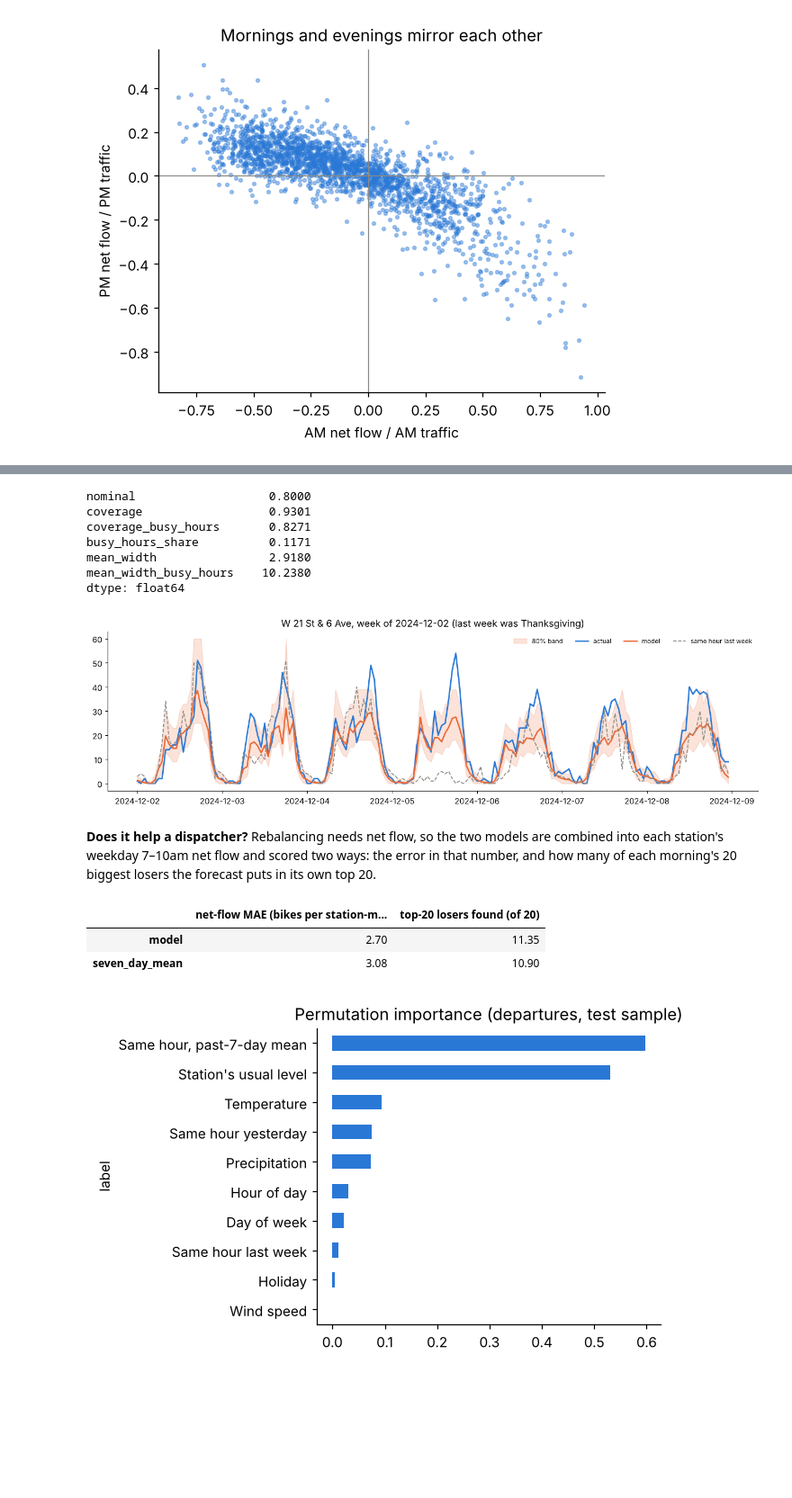
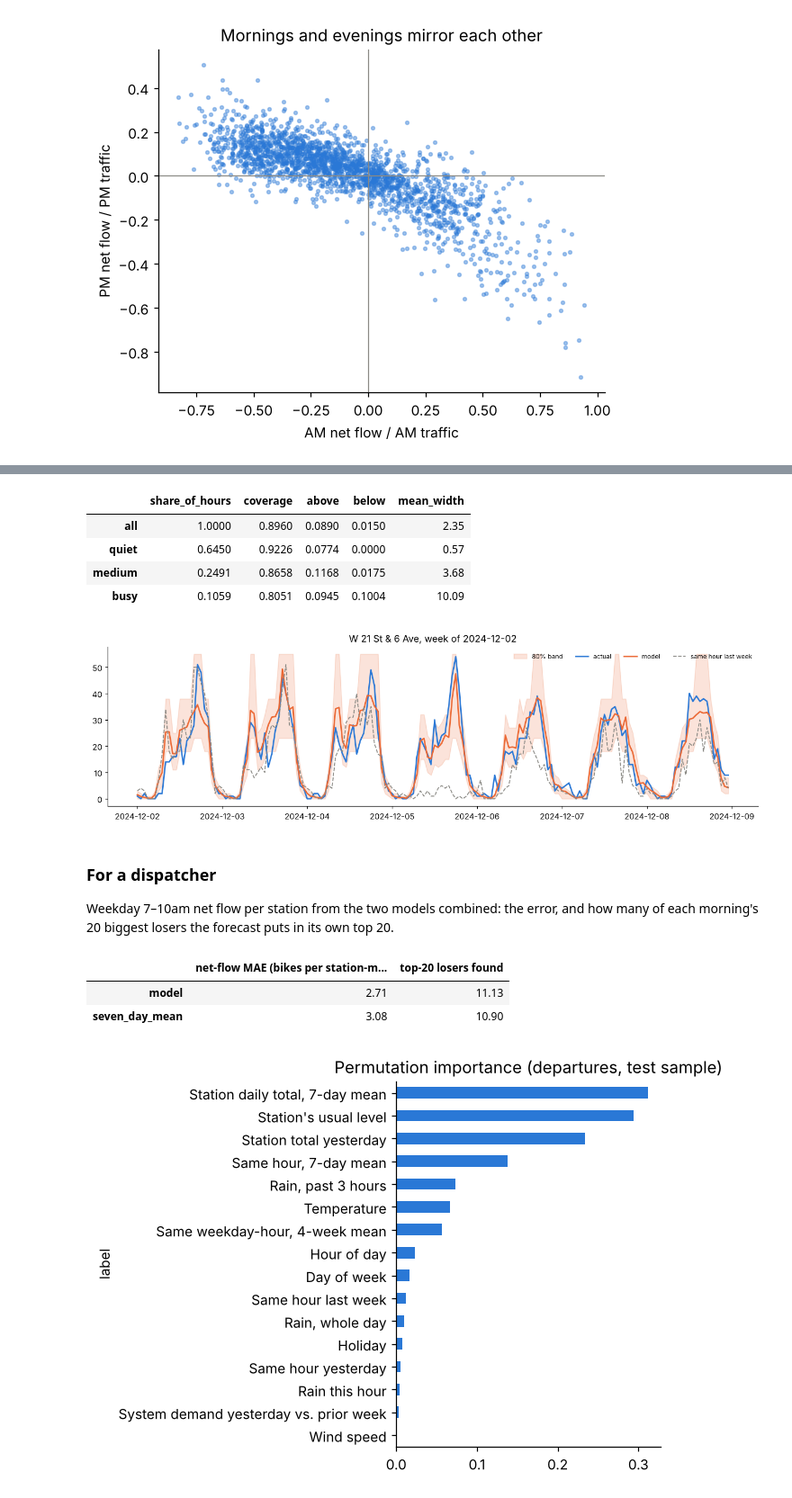
Before and after one commit to AncientAbacus/NYC-CitiBike-Analysis, a Jupyter notebook: CitiBike_2024.ipynb, the cells around one changed output, grey strips where cells are left out. Shown at 90% size. Drawn from its saved outputs; the diff is of its cells as text; code cells hidden in the pictures; blank space fills up the shorter version.

```diff
--- a/CitiBike_2024.ipynb
+++ b/CitiBike_2024.ipynb
@@ -249,39 +271,38 @@ band for test hours predicted in that bin. Coverage on the test months:
 # %%
-print(pd.Series(f["intervals"]))
+display(pd.DataFrame({k: v for k, v in f["intervals"].items() if k != "nominal"}).T)
 ex = pd.DataFrame(f["example"]["series"]); ex["t"] = pd.to_datetime(ex["t"])
 fig, ax = plt.subplots(figsize=(12, 3.6))
-ax.fill_between(ex["t"], ex["p10"], ex["p90"], color=ORANGE, alpha=0.18, label="80% band")
+ax.fill_between(ex["t"], ex["lo"], ex["hi"], color=ORANGE, alpha=0.18, label="80% band")
 ax.plot(ex["t"], ex["actual"], color=BLUE, lw=1.8, label="actual")
 ax.plot(ex["t"], ex["pred"], color=ORANGE, lw=1.8, label="model")
 ax.plot(ex["t"], ex["naive"], color=GRAY, lw=1.2, ls="--", label="same hour last week")
-ax.set_title(f"{f['example']['station']}, week of {f['example']['week_start']} (last week was Thanksgiving)")
+ax.set_title(f"{f['example']['station']}, week of {f['example']['week_start']}")
 ax.legend(frameon=False, fontsize=8, ncol=4); plt.tight_layout(); plt.show()
 # %% [output]
-nominal                   0.8000
-coverage                  0.9301
-coverage_busy_hours       0.8271
-busy_hours_share          0.1171
-mean_width                2.9180
-mean_width_busy_hours    10.2380
-dtype: float64
+|  | share_of_hours | coverage | above | below | mean_width |
+| all | 1.0000 | 0.8960 | 0.0890 | 0.0150 | 2.35 |
+| quiet | 0.6450 | 0.9226 | 0.0774 | 0.0000 | 0.57 |
+| medium | 0.2491 | 0.8658 | 0.1168 | 0.0175 | 3.68 |
+| busy | 0.1059 | 0.8051 | 0.0945 | 0.1004 | 10.09 |
-[figure, old version]
+[figure, new version]
 # %% [markdown]
-**Does it help a dispatcher?** Rebalancing needs net flow, so the two models are combined into
-each station's weekday 7–10am net flow and scored two ways: the error in that number, and how many
-of each morning's 20 biggest losers the forecast puts in its own top 20.
+### For a dispatcher
+
+Weekday 7–10am net flow per station from the two models combined: the error, and how many of each
+morning's 20 biggest losers the forecast puts in its own top 20.
 # %%
 nf = f["net_flow_am"]
 pd.DataFrame({
     "net-flow MAE (bikes per station-morning)": nf["mae"],
-    f"top-{nf['top_k']} losers found (of {nf['top_k']})": {k: v * nf["top_k"] for k, v in nf["precision_losers"].items()},
+    f"top-{nf['top_k']} losers found": {k: v * nf["top_k"] for k, v in nf["precision_losers"].items()},
 }).round(2)
 # %% [output]
-|  | net-flow MAE (bikes per station-m... | top-20 losers found (of 20) |
-| model | 2.70 | 11.35 |
+|  | net-flow MAE (bikes per station-m... | top-20 losers found |
+| model | 2.71 | 11.13 |
 | seven_day_mean | 3.08 | 10.90 |
 # %%
 imp = pd.DataFrame(f["feature_importances"]).set_index("label")["importance"].sort_values()
-imp.plot.barh(color=BLUE, figsize=(6, 3.8), title="Permutation importance (departures, test sample)")
+imp.plot.barh(color=BLUE, figsize=(6, 4.5), title="Permutation importance (departures, test sample)")
 plt.tight_layout(); plt.show()
 # %% [output]
-[figure, old version]
+[figure, new version]
```
Also changed, not shown: parts of 11 cells of this notebook, 5 other files.
